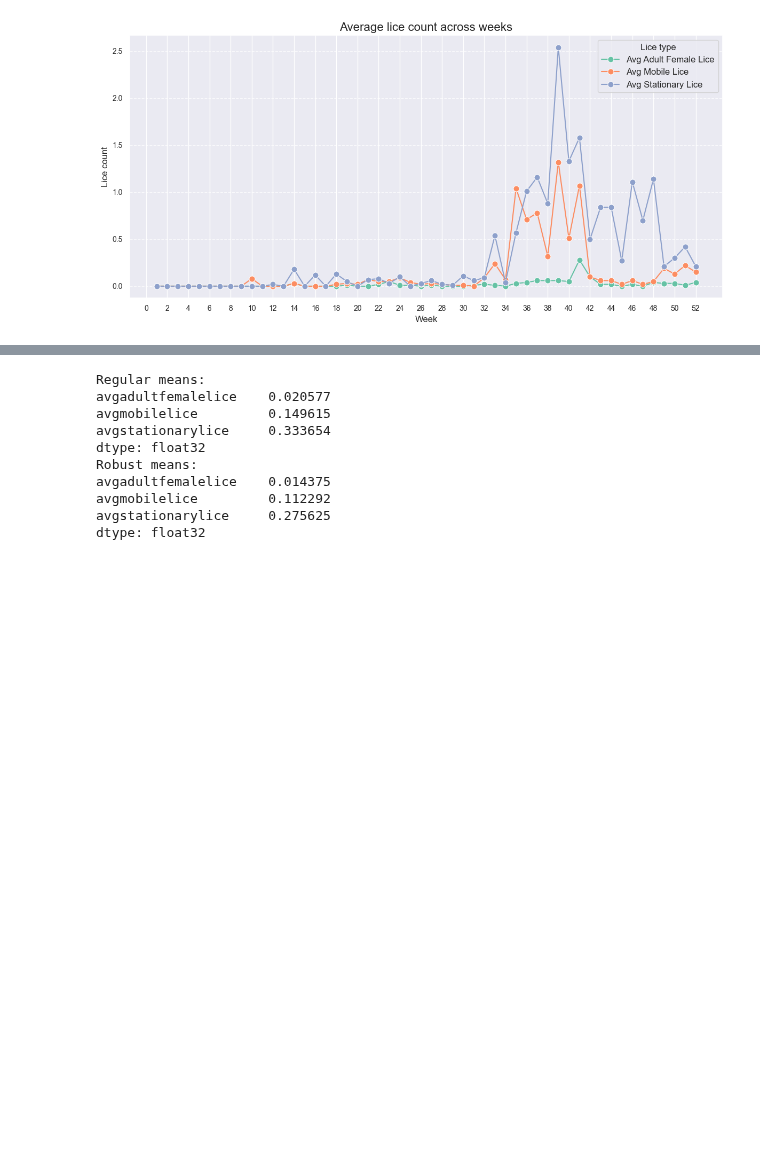
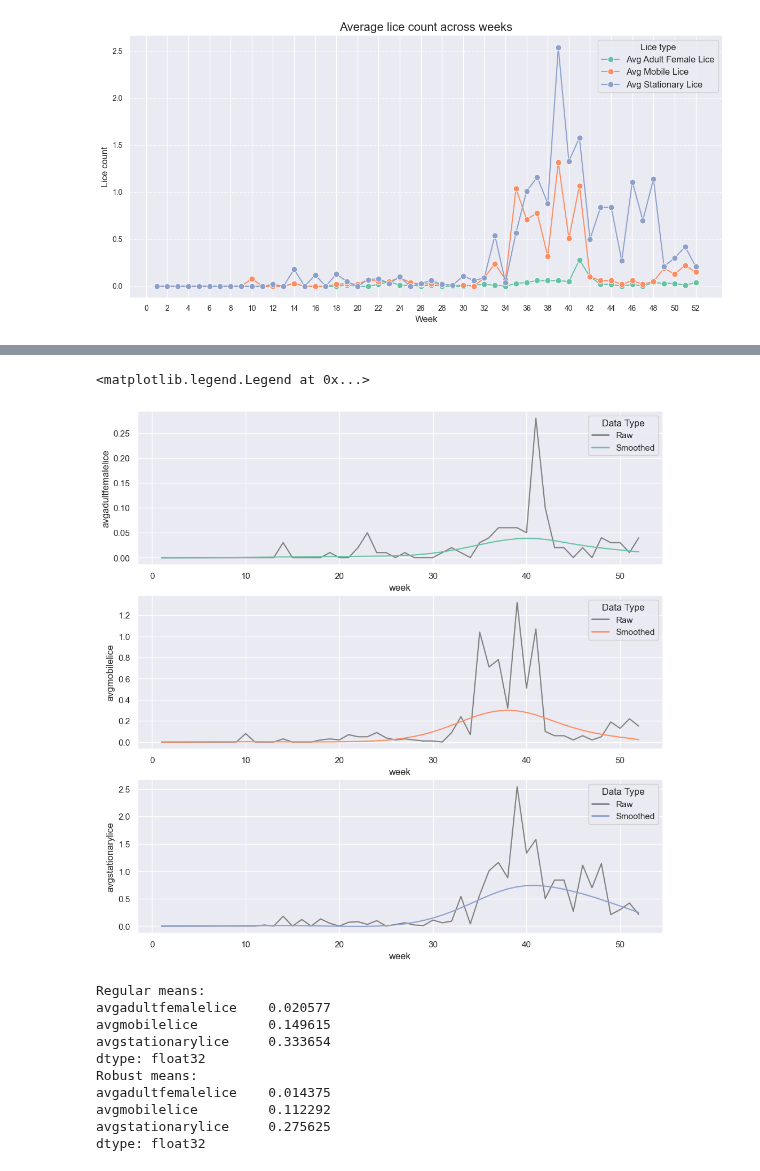
Before and after one commit to erlendrisvik/Compulsories, a Jupyter notebook: CA2/CA2.ipynb, the cells around one changed output, grey strips where cells are left out. Saved outputs shown, nothing was run; the diff lists cells and outputs as text; code cells hidden in the pictures; blank space fills up the shorter version.

Commit message:
fixed plot. need to find nice smoothing

```diff
--- a/CA2/CA2.ipynb
+++ b/CA2/CA2.ipynb
@@ -490,3 +490,36 @@ smoothed.head()
+# %%
+# Plot the three smoothed series as three line plots (stacked vertically) with the raw data as grey "shadows" behind them.
+from matplotlib.lines import Line2D
+
+custom_palette = sns.color_palette("Set2")
+
+def legend_elements(ax):
+    return [Line2D([0], [0], color='grey', lw=2, label='Raw'),
+        Line2D([0], [0], color=custom_palette[ax], lw=2, label='Smoothed')]
+
+
+
+# plot the raw data as grey shadows. We need three axes; one for each lice type
+fig, axes = plt.subplots(3, 1, figsize=(12, 12))
+sns.lineplot(ax=axes[0], x='week', y='avgadultfemalelice', data=smoothed, color='grey')
+sns.lineplot(ax=axes[1], x='week', y='avgmobilelice', data=smoothed, color='grey')
+sns.lineplot(ax=axes[2], x='week', y='avgstationarylice', data=smoothed, color='grey')
+
+# plot the smoothed data
+sns.lineplot(ax=axes[0], x='week', y='avgadultfemalelice_whit', data=smoothed, color=custom_palette[0])
+sns.lineplot(ax=axes[1], x='week', y='avgmobilelice_whit', data=smoothed, color=custom_palette[1])
+sns.lineplot(ax=axes[2], x='week', y='avgstationarylice_whit', data=smoothed, color=custom_palette[2])
+
+# Add legend to the plot indicating shadow is true data and colored is smoothed data
+legend_colors = {'Raw': 'grey', 'Smoothed': custom_palette[0]}
+legend_labels = ['Raw', 'Smoothed']
+
+axes[0].legend(handles=legend_elements(0), title='Data Type')
+axes[1].legend(handles=legend_elements(1), title='Data Type')
+axes[2].legend(handles=legend_elements(2), title='Data Type')
+# %% [output]
+<matplotlib.legend.Legend at 0x...>
+[figure, added]
 # %%
 # Compute the robust means and robust covariance of the original data
 import scipy.stats as stats
```
Also changed, not shown: parts of 2 cells of this notebook.
